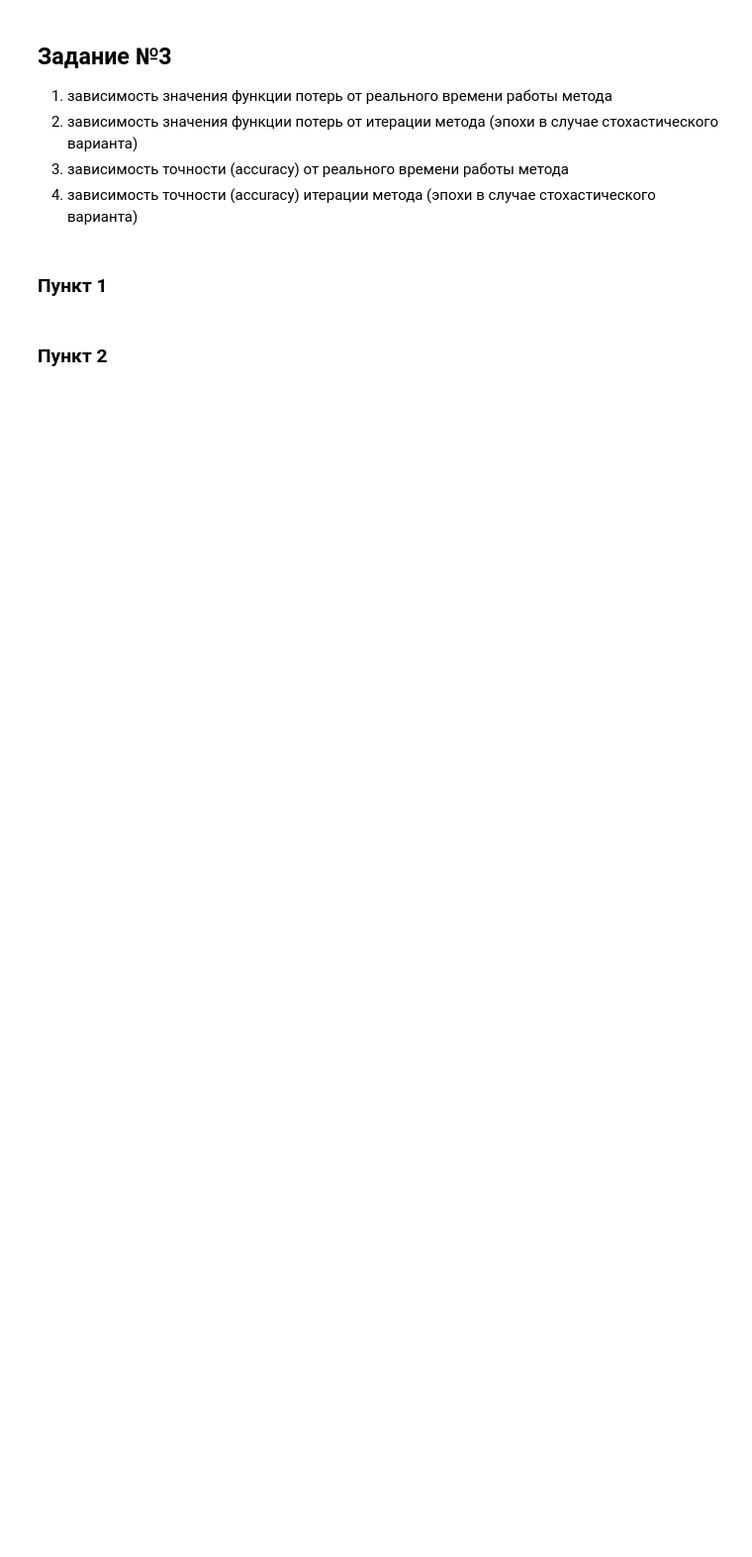
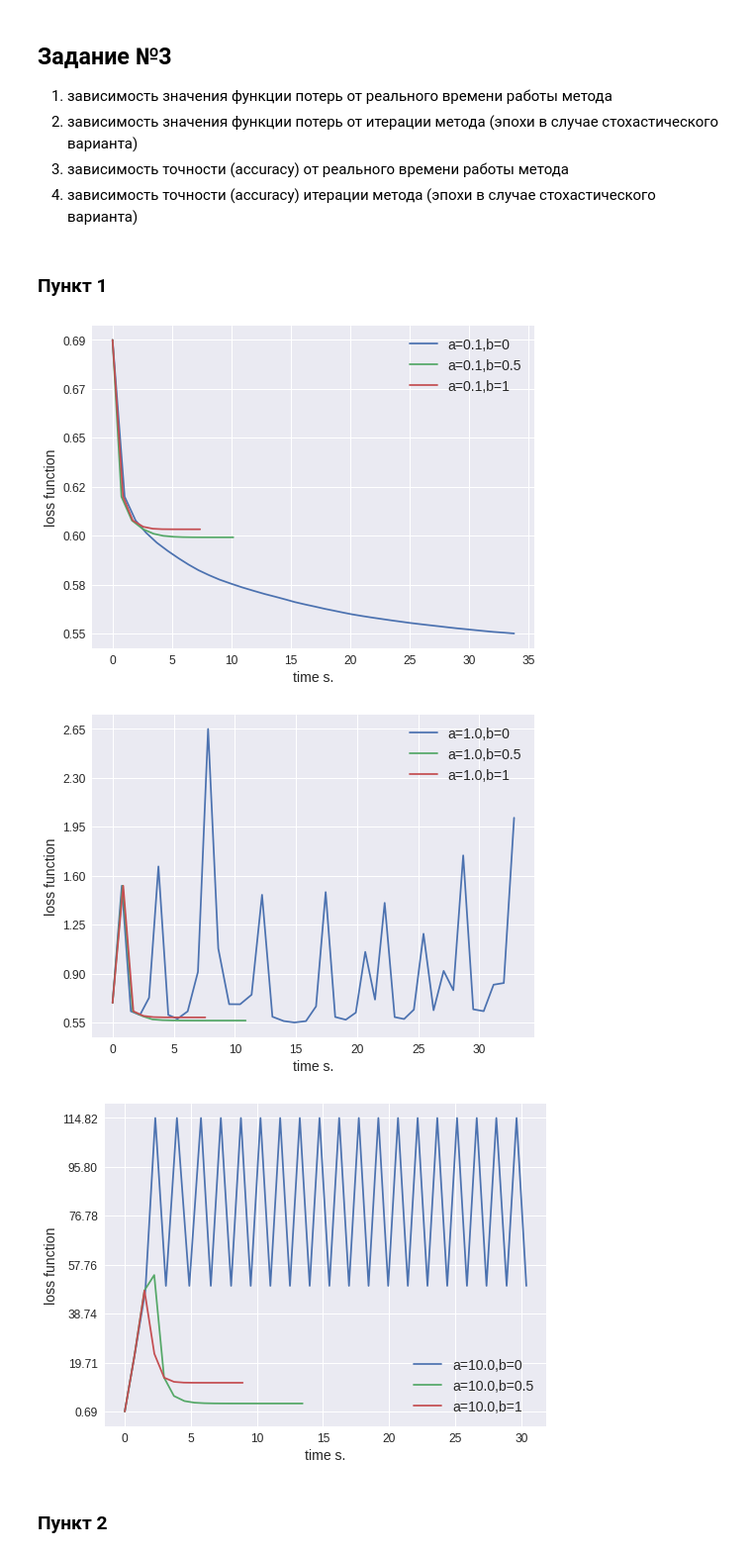
Before and after one commit to Tytskiy/Study, a Jupyter notebook: mmp-fall-2020/practicum/hm-6(linear)/experiments.ipynb, the cells around one changed output. Shown at 99% size. Cells and saved outputs as stored; diff of their text form; code cells hidden in the pictures; blank space fills up the shorter version.

```diff
--- a/mmp-fall-2020/practicum/hm-6(linear)/experiments.ipynb
+++ b/mmp-fall-2020/practicum/hm-6(linear)/experiments.ipynb
@@ -63,7 +71,7 @@ text = X_train["comment_text"]
 count = 0
 count_bad = 0
 for i in range(text.size):
-    if text[i].find("very bad word") != -1:
+    if text[i].find("shithead") != -1:
         count += 1
         if X_train["is_toxic"][i]:
             count_bad += 1
@@ -73,7 +81,7 @@ count, count_bad
 # %% [markdown]
 ## Задание №2
 # %%
-vectorizer = CountVectorizer(lowercase=True, min_df=50)
+vectorizer = CountVectorizer(lowercase=True, min_df=100)
 X_train_v = vectorizer.fit_transform(X_train["comment_text"])
 X_test_v = vectorizer.transform(X_test["comment_text"])
 # %%
@@ -89,23 +99,27 @@ X_train_v.shape, X_test_v.shape
 # %%
 step_alpha = np.logspace(-1, 1, 3)
 step_beta = [0, 0.5, 1]
 for i, a in enumerate(step_alpha):
     fig = plt.figure(figsize=(8, 6))
     min_func = float("inf")
     max_func = float("-inf")
     for j, b in enumerate(step_beta):
-        model = opt.GDClassifier(step_alpha=a, step_beta=b, l2_coef=0.1, max_iter=4, tolerance=1e-6)
+        model = opt.GDClassifier(step_alpha=a, step_beta=b, l2_coef=0.1, max_iter=40, tolerance=1e-6)
         history = model.fit(X_train_v, y_train, trace=True)
         plt.plot(list(accumulate(history["time"])), history["func"], label=f"a={a},b={b}")
-        plt.yaxis.set_major_formatter(StrMethodFormatter('{x:,.2f}'))
+        plt.gca().yaxis.set_major_formatter(StrMethodFormatter('{x:,.2f}'))
         plt.ylabel("loss function")
         plt.xlabel("time s.")
         min_func = min(*history["func"], min_func)
         max_func = max(*history["func"], max_func)
         plt.yticks(np.linspace(min_func, max_func, 7))
     plt.legend()
-    #fig.savefig(f"./_figures/task_3/sub_1/fig_a_{a}_b_{b}.pdf")
+    fig.savefig(f"./_figures/task_3/sub_1/fig_a_{a}_b_{b}.pdf")
     plt.show()
+# %% [output]
+[figure, added]
+[figure, added]
+[figure, added]
 # %% [markdown]
 ### Пункт 2
 # %%
```
Also changed, not shown: parts of 22 cells of this notebook, 3 other files.
